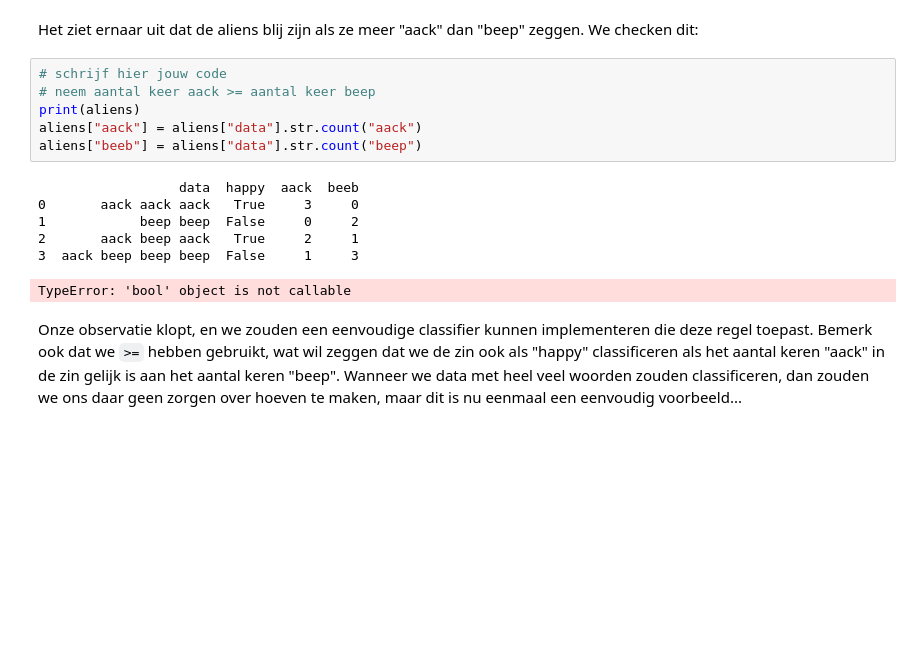
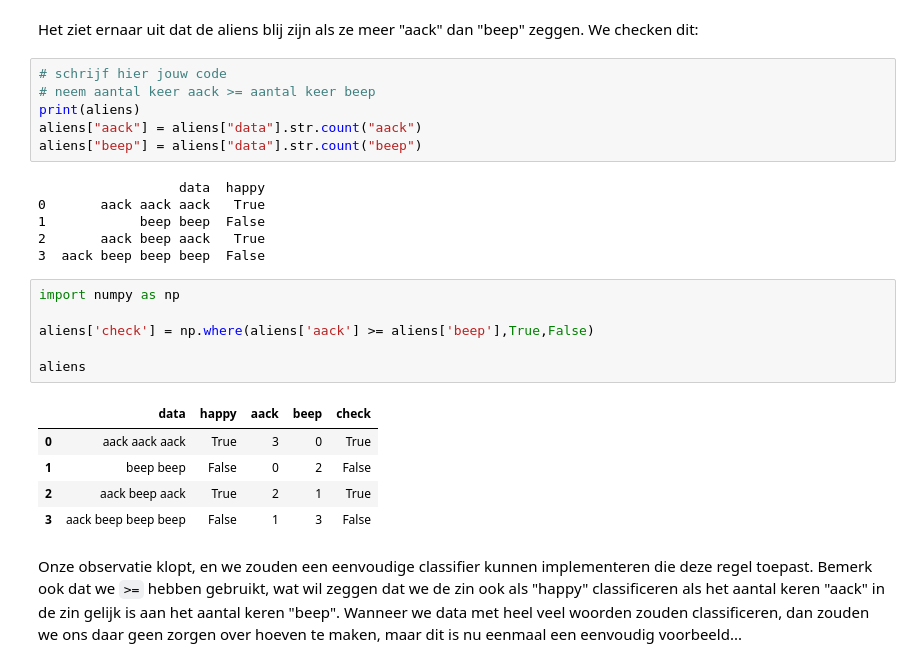
Before and after one commit to petervcvives/CursusML, a Jupyter notebook: 05_perceptron/2_perceptron_theorie_invulversie.ipynb, the cells around one changed output. Cells and saved outputs as stored; diff of their text form; blank space fills up the shorter version.

```diff
--- a/05_perceptron/2_perceptron_theorie_invulversie.ipynb
+++ b/05_perceptron/2_perceptron_theorie_invulversie.ipynb
@@ -72,14 +66,25 @@ Het ziet ernaar uit dat de aliens blij zijn als ze meer "aack" dan "beep" zeggen
 # neem aantal keer aack >= aantal keer beep
 print(aliens)
 aliens["aack"] = aliens["data"].str.count("aack")
-aliens["beeb"] = aliens["data"].str.count("beep")
+aliens["beep"] = aliens["data"].str.count("beep")
 # %% [output]
-                  data  happy  aack  beeb
-0       aack aack aack   True     3     0
-1            beep beep  False     0     2
-2       aack beep aack   True     2     1
-3  aack beep beep beep  False     1     3
+                  data  happy
+0       aack aack aack   True
+1            beep beep  False
+2       aack beep aack   True
+3  aack beep beep beep  False
-TypeError: 'bool' object is not callable
+# %%
+import numpy as np
+
+aliens['check'] = np.where(aliens['aack'] >= aliens['beep'],True,False)
+
+aliens
+# %% [output]
+|  | data | happy | aack | beep | check |
+| 0 | aack aack aack | True | 3 | 0 | True |
+| 1 | beep beep | False | 0 | 2 | False |
+| 2 | aack beep aack | True | 2 | 1 | True |
+| 3 | aack beep beep beep | False | 1 | 3 | False |
 # %% [markdown]
 Onze observatie klopt, en we zouden een eenvoudige classifier kunnen implementeren die deze regel toepast. Bemerk ook dat we `>=` hebben gebruikt, wat wil zeggen dat we de zin ook als "happy" classificeren als het aantal keren "aack" in de zin gelijk is aan het aantal keren "beep". Wanneer we data met heel veel woorden zouden classificeren, dan zouden we ons daar geen zorgen over hoeven te maken, maar dit is nu eenmaal een eenvoudig voorbeeld...
 # %% [markdown]
```
Also changed, not shown: parts of 1 cell of this notebook.
